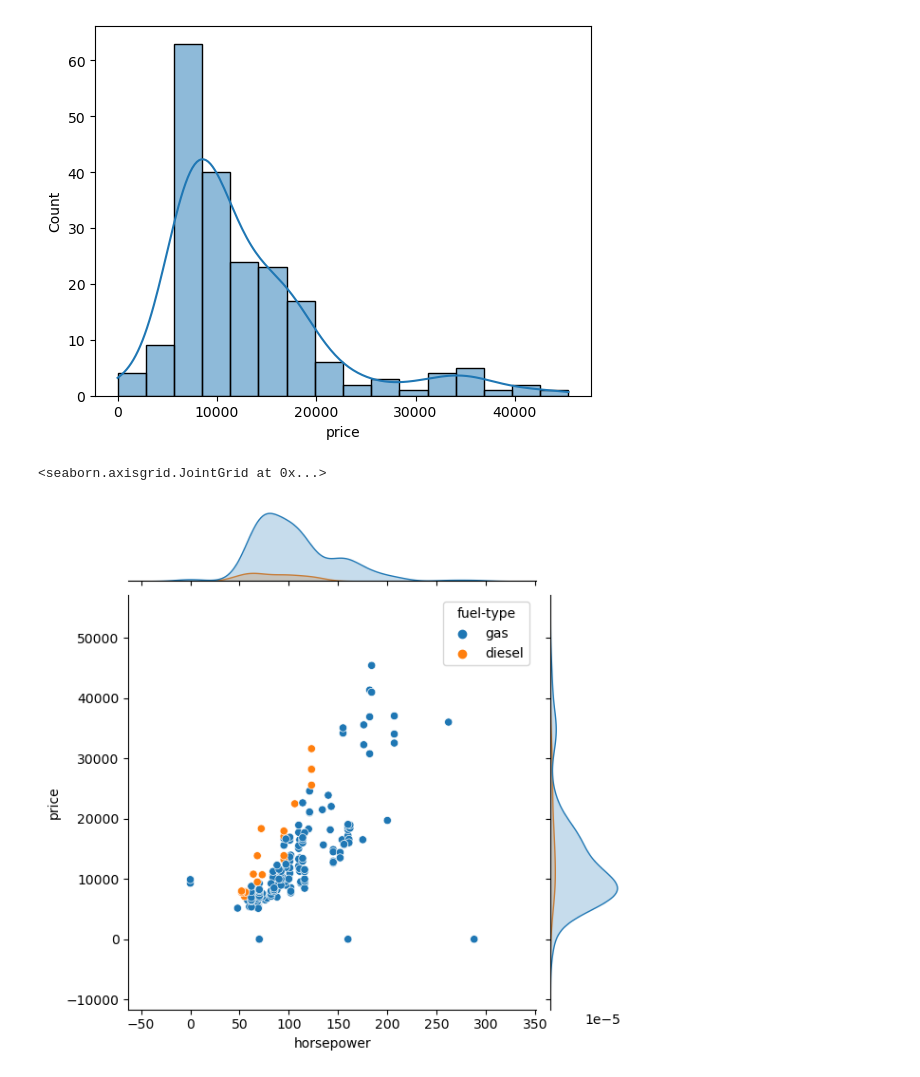
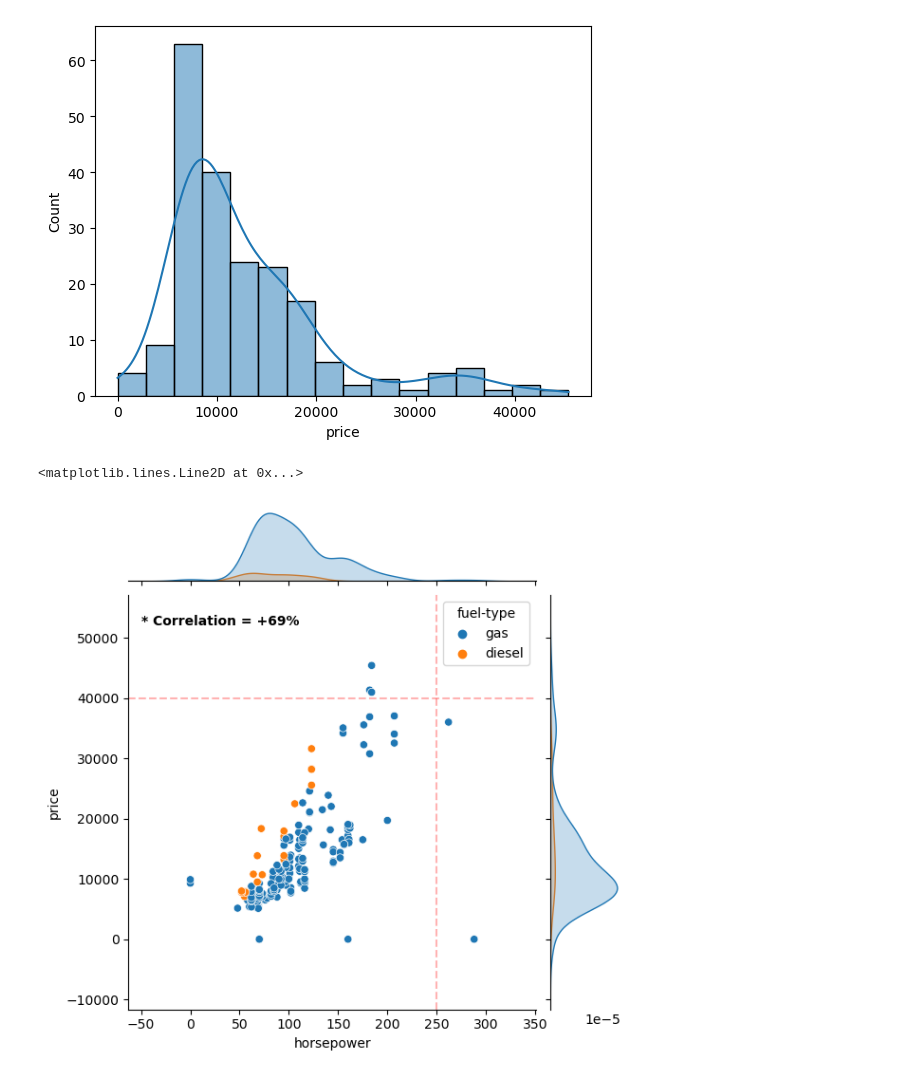
Before and after one commit to omidshafiee/DS, a Jupyter notebook: 03- EDA/01- EDA Basics.ipynb, the cells around one changed output. Cells and saved outputs as stored; diff of their text form; code cells hidden in the pictures.

Commit message:
Data Science Concepts

```diff
--- a/03- EDA/01- EDA Basics.ipynb
+++ b/03- EDA/01- EDA Basics.ipynb
@@ -79,0 +88,3 @@ Name: 9, dtype: object
+# %%
+df['num-of-doors'] = df['num-of-doors'].map({'four':4, 'two':2, '?':4}, )
+# df['horsepower'] = pd.to_numeric(df['horsepower'])
@@ -146,7 +160,11 @@ sns.histplot(df['price'], kde=True)
 <Axes: xlabel='price', ylabel='Count'>
 [figure]
 # %%
-sns.jointplot(data=df, y='price', x='horsepower', hue='fuel-type' )
+ax = sns.jointplot(data=df, y='price', x='horsepower', hue='fuel-type' )
+plt.text(x=-50, y=52000, s='* Correlation = +69%', horizontalalignment='left', size='medium', color='black', weight='semibold')
+
+plt.axhline(y=40000, c='r', ls='--', alpha=0.3)
+plt.axvline(x=250, c='r', ls='--', alpha=0.3)
 # %% [output]
-<seaborn.axisgrid.JointGrid at 0x...>
+<matplotlib.lines.Line2D at 0x...>
-[figure, old version]
+[figure, new version]
```
Also changed, not shown: parts of 11 cells of this notebook, 1 other file.
